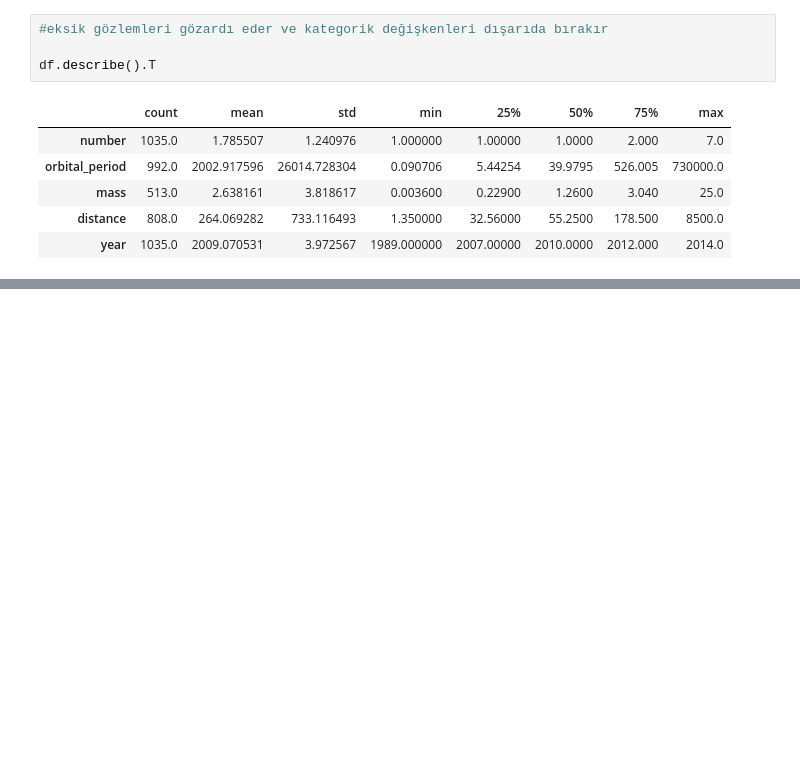
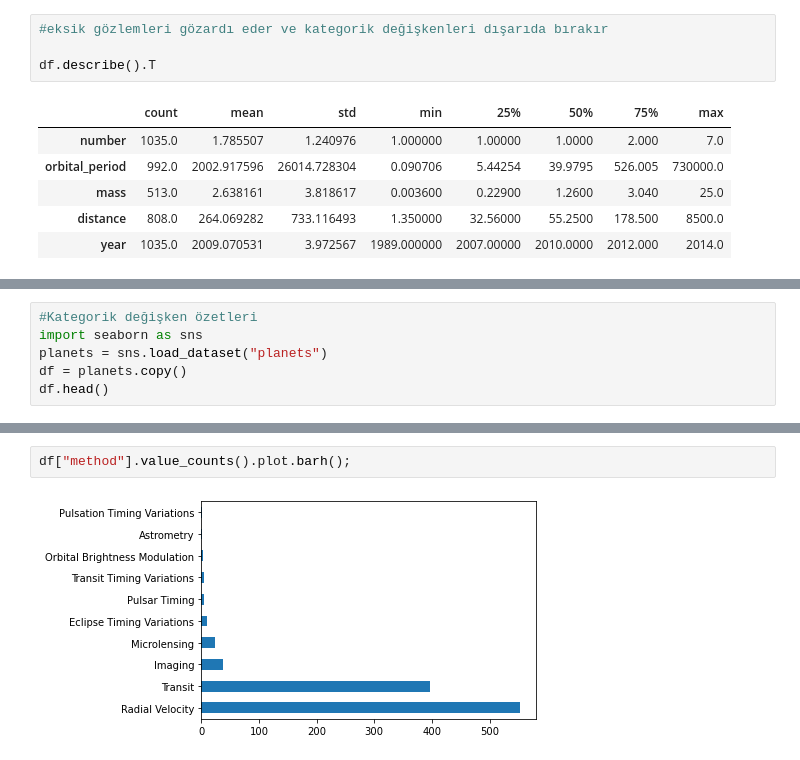
Before and after one commit to suedabilen/datascience-practice, a Jupyter notebook: verigorsellestirme.ipynb, the cells around one changed output, grey strips where cells are left out. Cells and saved outputs as stored; diff of their text form; blank space fills up the shorter version.

```diff
--- a/verigorsellestirme.ipynb
+++ b/verigorsellestirme.ipynb
@@ -121,0 +228,6 @@ df.describe().T
+# %%
+#Kategorik değişken özetleri
+import seaborn as sns
+planets = sns.load_dataset("planets")
+df = planets.copy()
+df.head()
@@ -121,0 +279,4 @@ df.describe().T
+# %%
+df["method"].value_counts().plot.barh();
+# %% [output]
+[figure, added]
```
Also changed, not shown: parts of 55 cells of this notebook.
